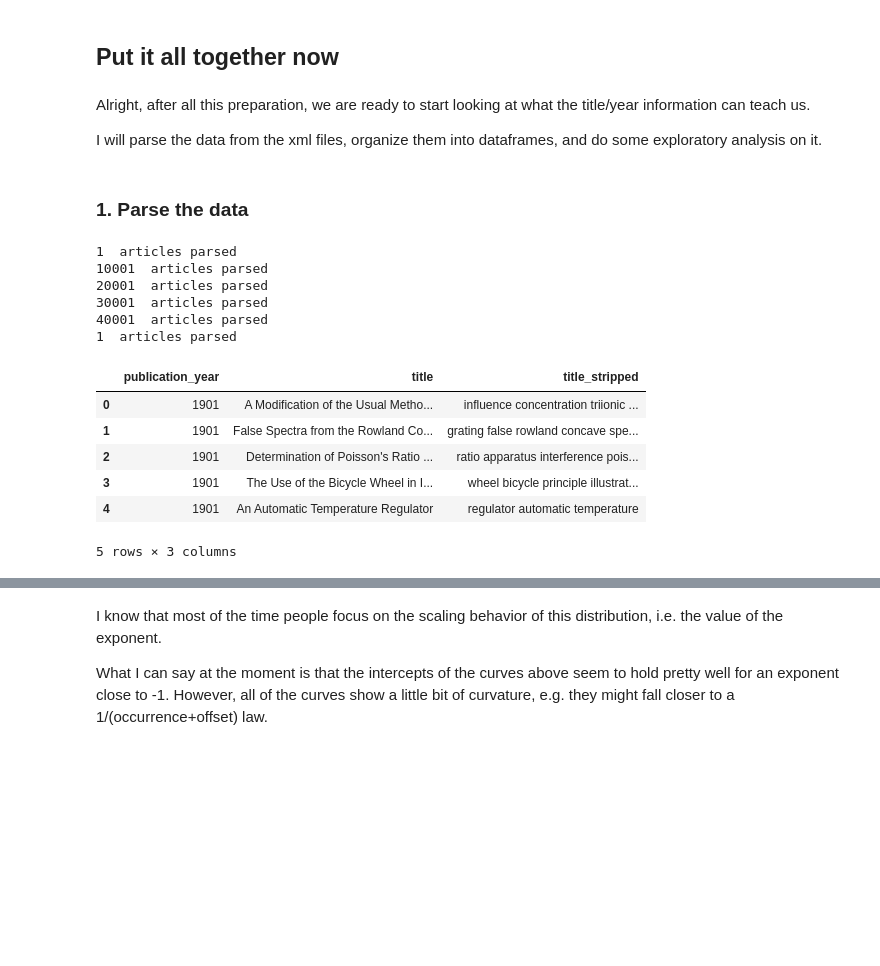
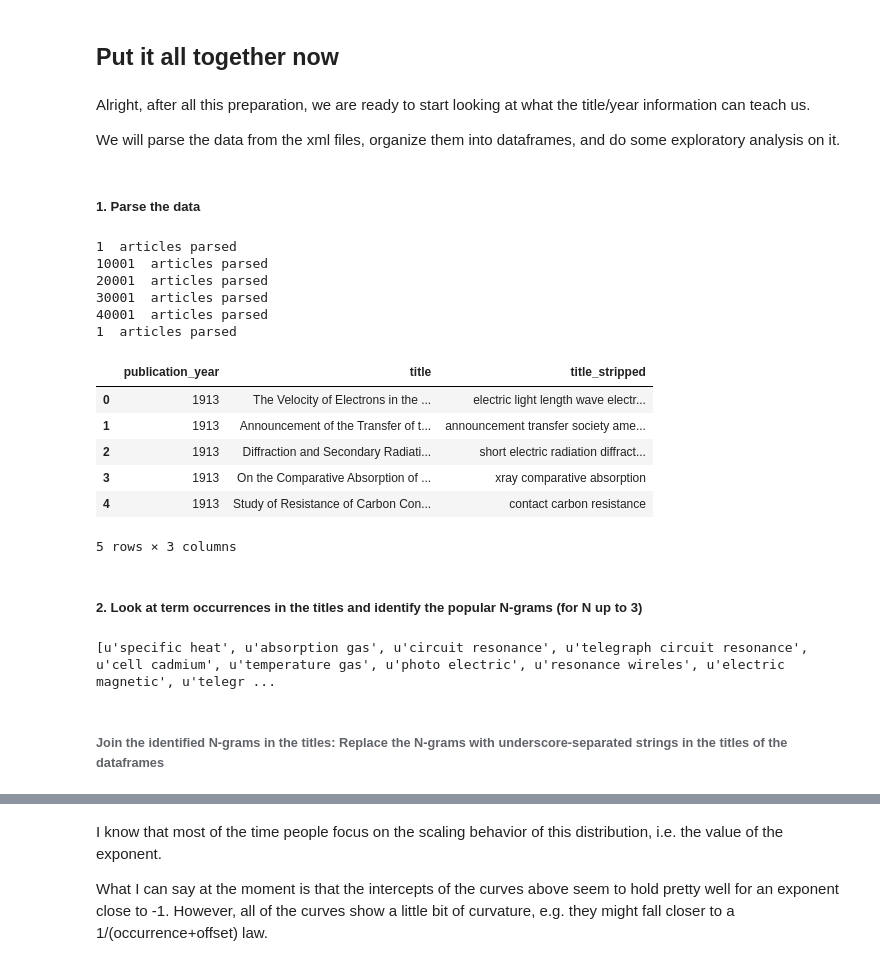
Before and after one commit to nikos-daniilidis/haystack, a Jupyter notebook: explore-physical-review-scikit.ipynb, the cells around one changed output, grey strips where cells are left out. Saved outputs shown, nothing was run; the diff lists cells and outputs as text; code cells hidden in the pictures; blank space fills up the shorter version.

```diff
--- a/explore-physical-review-scikit.ipynb
+++ b/explore-physical-review-scikit.ipynb
@@ -214,39 +20,0 @@ def concat_dataframe_lists(dflst1,dflst2):
-# %%
-# NLTK and R stopwords, based on Slender Means Blog
-sw = stopwords.words('english')
-# Stopwords exported from the 'tm' library in R.
-datapath = os.path.join('aps-data','r_stopwords.csv')
-f = open(datapath,'r')
-rsw_file = f.read()
-f.close()
-rsw = rsw_file.translate(None,'\"').split()
-physicsUnWords = ['method','property','meeting','minute','book','note', 'calculation',
-                  'study','comparison','determination','function','effect',
-                  'effect','theory','energy', 'solution','ii','II','ius','low']
-swe = physicsUnWords+rsw
-sw.extend(swe)
-
-def my_singularize(strn):
-    '''
-    Return the singular of a noun. Add special cases to correct pattern generic rules.
-    '''
-    exceptionDict = {'gases':'gas','spectra':'spectrum','cross':'cross','nuclei':'nucleus', 'apparatus':'apparatus',
-                     'analysis':'analysis'}
-    try:
-        return exceptionDict[strn]
-    except:
-        return singularize(strn)
-
-def remove_punct(strin):
-    '''
-    returns a string with the punctuation marks removed, and all lower case letters
-    input: strin, an ascii string. convert using strin.encode('ascii','ignore') if it is unicode
-    '''
-    return strin.translate(string.maketrans("",""), string.punctuation).lower()
-
-def tokenize_clean(strin):
-    '''
-    tokenizes string and removes stopwords
-    returns a string
-    '''
-    return ' '.join(set(my_singularize(wrd) for wrd in nltk.wordpunct_tokenize(strin)).difference(sw))
@@ -521,9 +628,9 @@ def batchLogPlotColumn(df_list,column_name,cutoff_low,cutoff_high, group_list =
 # %% [markdown]
 Alright, after all this preparation, we are ready to start looking at what the title/year information can teach us.
 
-I will parse the data from the xml files, organize them into dataframes, and do some exploratory analysis on it.
+We will parse the data from the xml files, organize them into dataframes, and do some exploratory analysis on it.
 # %% [markdown]
-### 1. Parse the data
+##### 1. Parse the data
 # %%
 # Physical Review Metadata
 datapath = os.path.join('aps-data','aps-dataset-metadata-2010','PR.xml')
@@ -552,13 +659,16 @@ df_lst = concat_dataframe_lists(df_lst_pr,df_lst_pri)
 1  articles parsed
 # %%
 df_lst = df_lst[:7] # remove last dataframe from list
-df_lst[0].head()
+df_lst[1].head()
+#re.sub('-',' ',df_lst[6]['title'][17])
 # %% [output]
 |  | publication_year | title | title_stripped |
-| 0 | 1901 | A Modification of the Usual Metho... | influence concentration triionic ... |
-| 1 | 1901 | False Spectra from the Rowland Co... | grating false rowland concave spe... |
-| 2 | 1901 | Determination of Poisson's Ratio ... | ratio apparatus interference pois... |
-| 3 | 1901 | The Use of the Bicycle Wheel in I... | wheel bicycle principle illustrat... |
-| 4 | 1901 | An Automatic Temperature Regulator | regulator automatic temperature |
+| 0 | 1913 | The Velocity of Electrons in the ... | electric light length wave electr... |
+| 1 | 1913 | Announcement of the Transfer of t... | announcement transfer society ame... |
+| 2 | 1913 | Diffraction and Secondary Radiati... | short electric radiation diffract... |
+| 3 | 1913 | On the Comparative Absorption of ... | xray comparative absorption |
+| 4 | 1913 | Study of Resistance of Carbon Con... | contact carbon resistance |
 5 rows × 3 columns
+# %% [markdown]
+##### 2. Look at term occurrences in the titles and identify the popular N-grams (for N up to 3)
 # %%
@@ -575,0 +676,8 @@ term_stats_df_list = batchTermStatsDf(df_lst, 'title', min__df = 1, max__df = 0.
+# %%
+# Make a list of the most popular N-grams
+ngrams_list = popular_ngrams_list(term_stats_df_list,20)
+print ngrams_list
+# %% [output]
+[u'specific heat', u'absorption gas', u'circuit resonance', u'telegraph circuit resonance', u'cell cadmium', u'temperature gas', u'photo electric', u'resonance wireles', u'electric magnetic', u'telegr ...
+# %% [markdown]
+###### Join the identified N-grams in the titles: Replace the N-grams with underscore-separated strings in the titles of the dataframes
```
Also changed, not shown: parts of 75 cells of this notebook, 1 other file.
